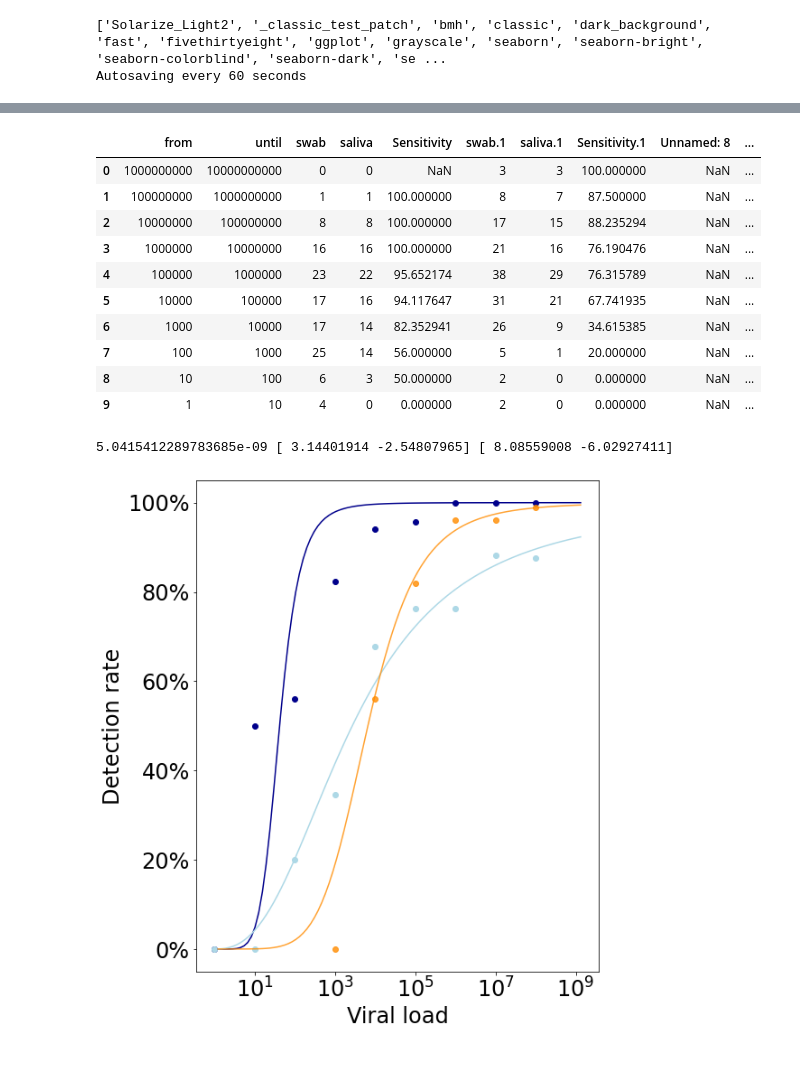
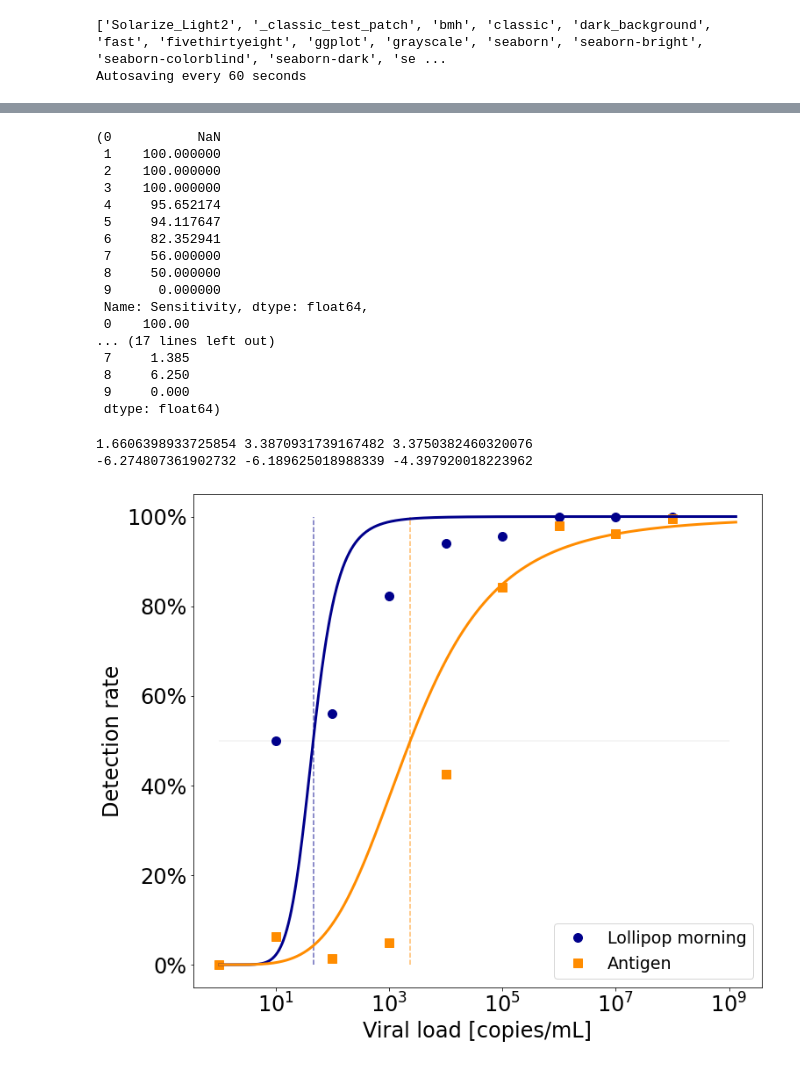
Before and after one commit to betoto008/Epidemiology_2020, a Jupyter notebook: Jupyter_Notebooks/Kitas_Schools/0_Sensitivity.ipynb, the cells around one changed output, grey strips where cells are left out. Drawn from its saved outputs; the diff is of its cells as text; code cells hidden in the pictures.

Commit message:
comparing lillipop vs. antigen 30.04.21 mac20

```diff
--- a/Jupyter_Notebooks/Kitas_Schools/0_Sensitivity.ipynb
+++ b/Jupyter_Notebooks/Kitas_Schools/0_Sensitivity.ipynb
@@ -41,11 +41,11 @@ def my_plot_layout(ax, yscale = 'linear', xscale = 'linear', ticks_labelsize = 2
     ax.set_title(title, fontsize = y_fontsize)
 # %%
 g = 3
-time = np.linspace(0, 7, 100)
+time = np.linspace(0, 7, 1000)
 virus = np.exp(g * time)
 sensitivity = (1/(1+(np.log10(virus[1:])/(2.5))**(-4)))
-t_inc = 5
-tau = 1
+t_inc = 4
+tau = 0
 fig, ax  = plt.subplots(figsize = (10,10), gridspec_kw={'bottom':0.1, 'left':0.2})
 ax.plot(virus[1:], sensitivity, color = 'darkred')
 #ax.fill_between(time[1:], 1e4*(1/(1+(time[1:]/5)**(-6))), np.ones_like(time[1:])*1, alpha = .8)
@@ -85,39 +61,58 @@ fig.savefig('../../Figures/Kitas_Schools/sensitivity.pdf')
 # %%
 data = pd.read_excel('../../../../../Dropbox/Research/Epidemiology_2020/Text_files/Kitas_Schools/data/Sensitivität.xlsx', header = 1)
-data
+data2 = pd.read_excel('../../../../../Dropbox/Research/Epidemiology_2020/Text_files/Kitas_Schools/data/210420_RADT_sens.xlsx', header = 0)
+antigen = (data['Sensitivity.2']+ data2['Sensitivity'])/2
+data['Sensitivity'], data2['Sensitivity'], antigen
 # %% [output]
-|  | from | until | swab | saliva | Sensitivity | swab.1 | saliva.1 | Sensitivity.1 | Unnamed: 8 | ... |
-| 0 | 1000000000 | 10000000000 | 0 | 0 | NaN | 3 | 3 | 100.000000 | NaN | ... |
-| 1 | 100000000 | 1000000000 | 1 | 1 | 100.000000 | 8 | 7 | 87.500000 | NaN | ... |
-| 2 | 10000000 | 100000000 | 8 | 8 | 100.000000 | 17 | 15 | 88.235294 | NaN | ... |
-| 3 | 1000000 | 10000000 | 16 | 16 | 100.000000 | 21 | 16 | 76.190476 | NaN | ... |
-| 4 | 100000 | 1000000 | 23 | 22 | 95.652174 | 38 | 29 | 76.315789 | NaN | ... |
-| 5 | 10000 | 100000 | 17 | 16 | 94.117647 | 31 | 21 | 67.741935 | NaN | ... |
-| 6 | 1000 | 10000 | 17 | 14 | 82.352941 | 26 | 9 | 34.615385 | NaN | ... |
-| 7 | 100 | 1000 | 25 | 14 | 56.000000 | 5 | 1 | 20.000000 | NaN | ... |
-| 8 | 10 | 100 | 6 | 3 | 50.000000 | 2 | 0 | 0.000000 | NaN | ... |
-| 9 | 1 | 10 | 4 | 0 | 0.000000 | 2 | 0 | 0.000000 | NaN | ... |
+(0           NaN
+ 1    100.000000
+ 2    100.000000
+ 3    100.000000
+ 4     95.652174
+ 5     94.117647
+ 6     82.352941
+ 7     56.000000
+ 8     50.000000
+ 9      0.000000
+ Name: Sensitivity, dtype: float64,
+ 0    100.00
+... (17 lines left out)
+ 7     1.385
+ 8     6.250
+ 9     0.000
+ dtype: float64)
 # %%
-fig, ax = plt.subplots(figsize = (8, 10))
-ax.plot(data['from'][1:], data['Sensitivity'][1:]/100, marker = 'o', linestyle = '', color = 'darkblue')
-ax.plot(data['from'][1:], data['Sensitivity.1'][1:]/100, marker = 'o', linestyle = '', color = 'lightblue')
-ax.plot(data['from'][1:-3], data['Unnamed: 9'][1:-3]/100, marker = 'o', linestyle = '', color = 'darkorange', alpha = .8)
+fig, ax  = plt.subplots(figsize = (15,10), gridspec_kw={'bottom':0.1, 'left':0.2, 'right':.8})
 
+ax.plot(data['from'][1:], data['Sensitivity'][1:]/100, marker = 'o', ms = 10, linestyle = '', color = 'darkblue', label = 'Lollipop morning', linewidth = 3)
+#ax.plot(data['from'][1:], data['Sensitivity.1'][1:]/100, marker = '.', ms = 14, linestyle = '', color = 'lightblue', alpha = .6, label = 'Lollipop random')
+#ax.plot(data['from'][1:-1], data['Sensitivity.2'][1:-1]/100, marker = 'o', ms = 8, linestyle = '', color = 'darkorange', alpha = .8, label = 'Antigen')
+#ax.plot(data2['Copies/ml'][1:], data2['Sensitivity'][1:]/100, marker = '.', ms = 8, linestyle = '', color = 'darkorange', alpha = .8, label = 'Antigen2')
+ax.plot(data['from'][:], antigen[:]/100, marker = 's', ms = 10, linestyle = '', color = 'darkorange', alpha = 1, label = 'Antigen', linewidth = 3)
 
-popt, pcov = curve_fit(my_linear_func, xdata=np.log(np.log10(data['from'][1:-1])), ydata=np.log((1/((data['Sensitivity'][1:-1]-0.001)/100.0))-1), p0 = (1, -4))
-popt2, pcov2 = curve_fit(my_linear_func, xdata=np.log(np.log10(data['from'][1:-2])), ydata=np.log((1/((data['Sensitivity.1'][1:-2]-0.001)/100.0))-1), p0 = (1, -4))
-popt3, pcov3 = curve_fit(my_linear_func, xdata=np.log(np.log10(data['from'][1:-4])), ydata=np.log((1/((data['Unnamed: 9'][1:-4]-0.001)/100.0))-1), p0 = (1, -4))
+popt1, pcov1 = curve_fit(my_linear_func, xdata=np.log(np.log10(data['from'][1:-1])), ydata=np.log((1/(abs(data['Sensitivity'][1:-1]-0.0001)/100.0))-1), p0 = (1, -4))
+popt2, pcov2 = curve_fit(my_linear_func, xdata=np.log(np.log10(data['from'][0:-2])), ydata=np.log((1/((data['Sensitivity.1'][0:-2]-0.0001)/100.0))-1), p0 = (1, -4))
+#popt3, pcov3 = curve_fit(my_linear_func, xdata=np.log(np.log10(data['from'][1:-4])), ydata=np.log((1/((data['Sensitivity.2'][1:-4]-0.0001)/100.0))-1), p0 = (1, -4))
+#popt4, pcov4 = curve_fit(my_linear_func, xdata=np.log(np.log10(data2['Copies/ml'][:-1])), ydata=np.log((1/((data2['Sensitivity'][:-1]-0.0001)/100.0))-1), p0 = (1, -4))
+popt5, pcov5 = curve_fit(my_linear_func, xdata=np.log(np.log10(data['from'][1:-1])), ydata=np.log((1/(abs(antigen[1:-1]-0.0001)/100.0))-1), p0 = (1, -4))
 
+print((np.exp(-popt1[0]/popt1[1])), (np.exp(-popt2[0]/popt2[1])), (np.exp(-popt5[0]/popt5[1])))
+print(popt[1], popt2[1], popt5[1])
 
-print(np.exp(popt[0])**(popt[1]), popt2, popt3)
-ax.plot(virus[1:], 1/(np.exp(my_linear_func(np.log(np.log10(virus[1:])), *popt))+1), color = 'darkblue')
-ax.plot(virus[1:], 1/(np.exp(my_linear_func(np.log(np.log10(virus[1:])), *popt2))+1), color = 'lightblue')
-ax.plot(virus[1:], 1/(np.exp(my_linear_func(np.log(np.log10(virus[1:])), *popt3))+1), color = 'darkorange', alpha = .8)
+ax.plot(virus[1:], 1/(np.exp(my_linear_func(np.log(np.log10(virus[1:])), *popt1))+1), color = 'darkblue', linewidth = 3)
+#ax.plot(virus[1:], 1/(np.exp(my_linear_func(np.log(np.log10(virus[1:])), *popt2))+1), color = 'lightblue', linewidth = 3, alpha = .6)
+#ax.plot(virus[1:], 1/(np.exp(my_linear_func(np.log(np.log10(virus[1:])), *popt3))+1), color = 'darkorange', alpha = .8)
+#ax.plot(virus[1:], 1/(np.exp(my_linear_func(np.log(np.log10(virus[1:])), *popt4))+1), color = 'darkorange', alpha = .8)
+ax.plot(virus[1:], 1/(np.exp(my_linear_func(np.log(np.log10(virus[1:])), *popt5))+1), color = 'darkorange', alpha = 1, linewidth = 3)
 
+ax.vlines([10**(np.exp(-popt1[0]/popt1[1])), 10**(np.exp(-popt5[0]/popt5[1]))], 0, 1, colors = ['darkblue', 'darkorange', 'darkorange'], linestyle = '--', alpha = .6)
+ax.hlines([.5], 1, 1e9, alpha = .2, color = 'silver')
 
-
-my_plot_layout(ax, xscale = 'log', xlabel = 'Viral load', ylabel = 'Detection rate')
+my_plot_layout(ax, xscale = 'log', xlabel = 'Viral load [copies/mL]', ylabel = 'Detection rate')
 ax.yaxis.set_major_formatter(PercentFormatter(1))
+ax.legend(fontsize = 19)
+fig.savefig('../../Figures/Kitas_Schools/0_Sensitivity/fit.pdf')
 # %% [output]
-5.0415412289783685e-09 [ 3.14401914 -2.54807965] [ 8.08559008 -6.02927411]
+1.6606398933725854 3.3870931739167482 3.3750382460320076
+-6.274807361902732 -6.189625018988339 -4.397920018223962
-[figure, old version]
+[figure, new version]
```
Also changed, not shown: parts of 3 cells of this notebook, 30 other files.
